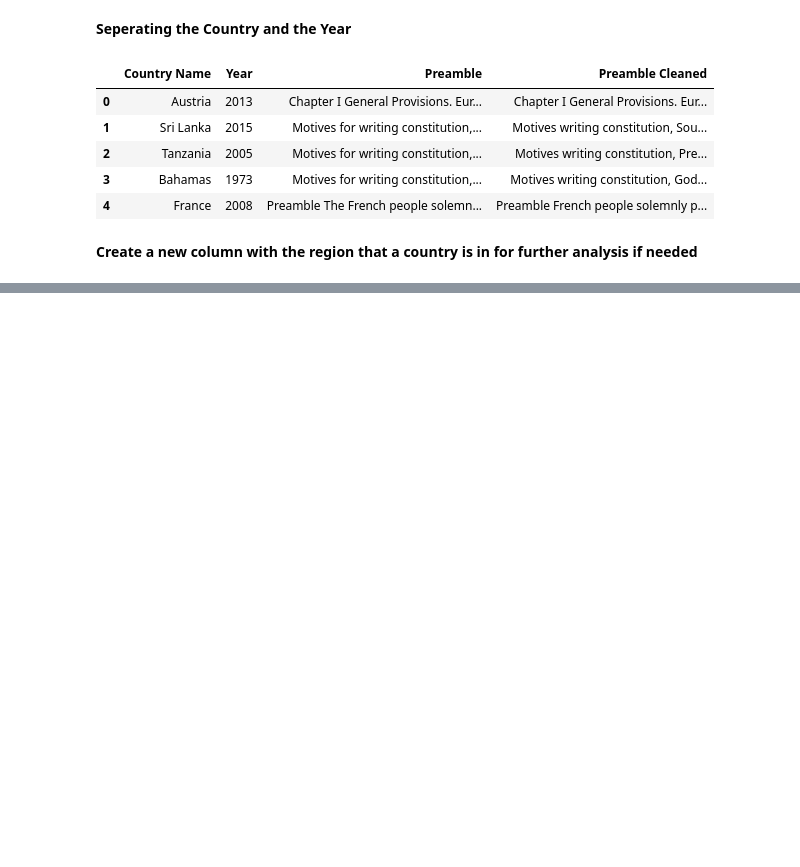
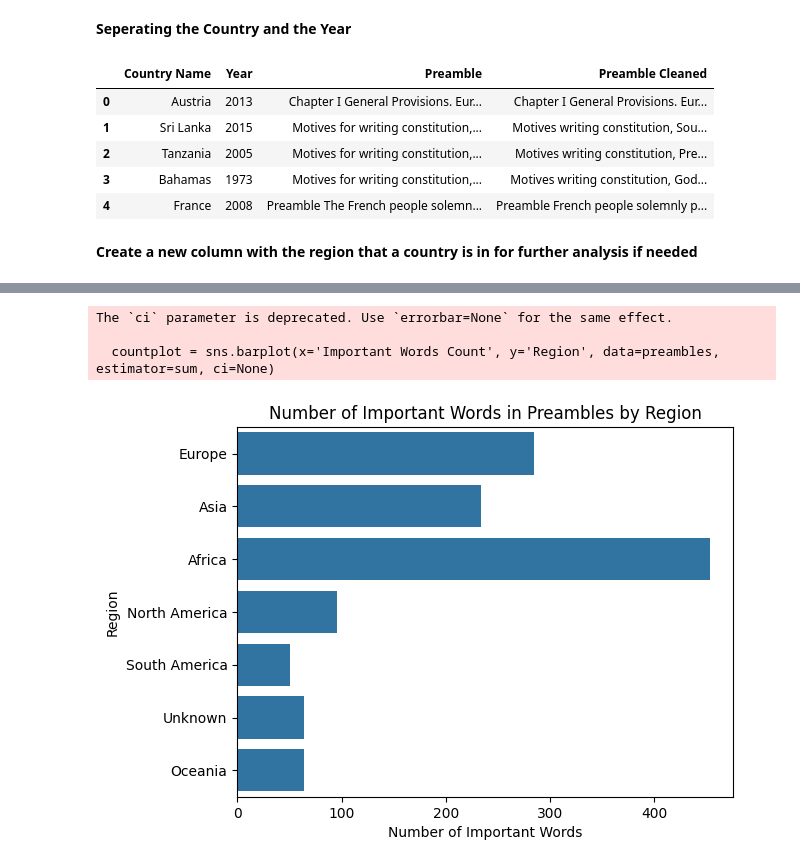
Before and after one commit to vaibhavjha06/DS4002projects, a Jupyter notebook: EDA.ipynb, the cells around one changed output, grey strips where cells are left out. Cells and saved outputs as stored; diff of their text form; code cells hidden in the pictures; blank space fills up the shorter version.

```diff
--- a/EDA.ipynb
+++ b/EDA.ipynb
@@ -112,0 +148,15 @@ preambles.head()
+# %%
+#count the important words in the preambles from a predeetermined list
+important_words = set([
+    "peace", "security", "development", "human", "rights", "justice", "equality", "freedom", "democracy",]
+)
+#now we will count the number of times each of these words appears in the preambles and save that as a new column
+def count_important_words(text):
+    if isinstance(text, str):
+        words = text.split()
+        count = sum(1 for word in words if word.lower() in important_words)
+        return count
+    return 0
+
+preambles['Important Words Count'] = preambles['Preamble Cleaned'].apply(count_important_words)
+preambles.head()
@@ -112,0 +170,12 @@ preambles.head()
+# %%
+#graph that shows the number of important words in the preambles by region
+countplot = sns.barplot(x='Important Words Count', y='Region', data=preambles, estimator=sum, ci=None)
+countplot.set_title('Number of Important Words in Preambles by Region')
+countplot.set_xlabel('Number of Important Words')
+countplot.set_ylabel('Region')
+plt.show()
+# %% [output]
+The `ci` parameter is deprecated. Use `errorbar=None` for the same effect.
+
+  countplot = sns.barplot(x='Important Words Count', y='Region', data=preambles, estimator=sum, ci=None)
+[figure, added]
```
Also changed, not shown: parts of 6 cells of this notebook.
